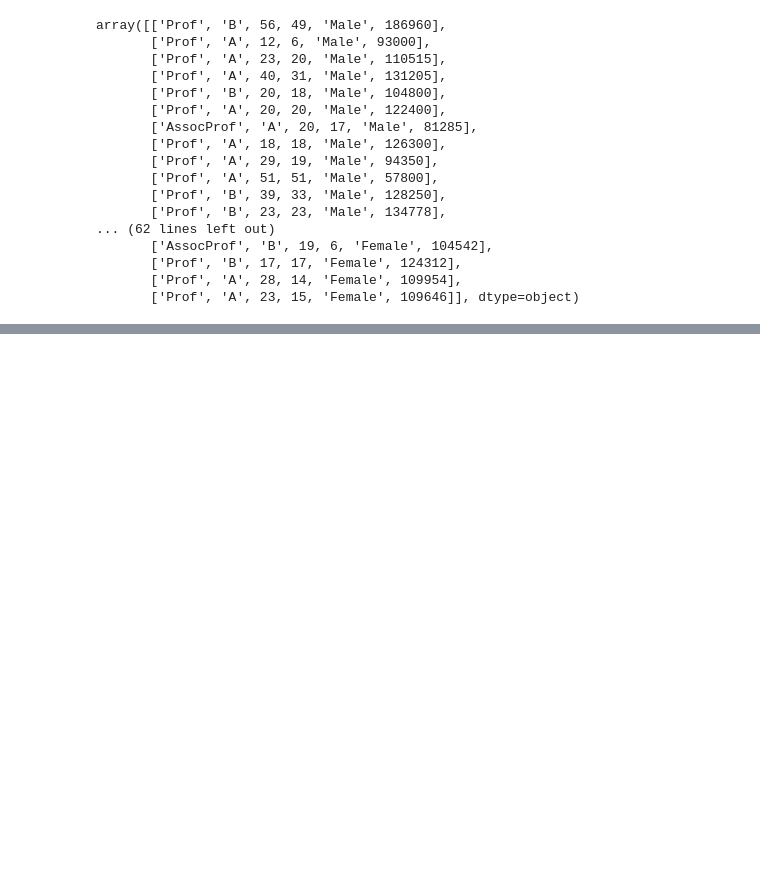
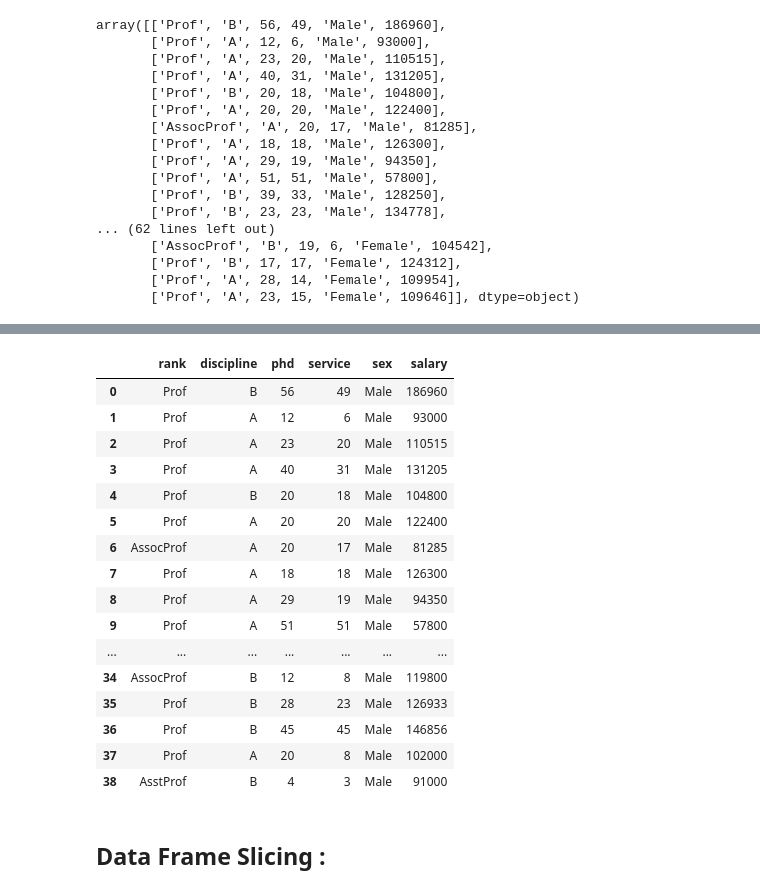
Before and after one commit to rahulsait/ExcelR-codes, a Jupyter notebook: PANDAS.ipynb, the cells around one changed output, grey strips where cells are left out. Cells and saved outputs as stored; diff of their text form; code cells hidden in the pictures; blank space fills up the shorter version.

```diff
--- a/PANDAS.ipynb
+++ b/PANDAS.ipynb
@@ -94,0 +633,22 @@ array([['Prof', 'B', 56, 49, 'Male', 186960],
+# %%
+df[df["sex"] == "Male"]
+# %% [output]
+|  | rank | discipline | phd | service | sex | salary |
+| 0 | Prof | B | 56 | 49 | Male | 186960 |
+| 1 | Prof | A | 12 | 6 | Male | 93000 |
+| 2 | Prof | A | 23 | 20 | Male | 110515 |
+| 3 | Prof | A | 40 | 31 | Male | 131205 |
+| 4 | Prof | B | 20 | 18 | Male | 104800 |
+| 5 | Prof | A | 20 | 20 | Male | 122400 |
+| 6 | AssocProf | A | 20 | 17 | Male | 81285 |
+| 7 | Prof | A | 18 | 18 | Male | 126300 |
+| 8 | Prof | A | 29 | 19 | Male | 94350 |
+| 9 | Prof | A | 51 | 51 | Male | 57800 |
+| ... | ... | ... | ... | ... | ... | ... |
+| 34 | AssocProf | B | 12 | 8 | Male | 119800 |
+| 35 | Prof | B | 28 | 23 | Male | 126933 |
+| 36 | Prof | B | 45 | 45 | Male | 146856 |
+| 37 | Prof | A | 20 | 8 | Male | 102000 |
+| 38 | AsstProf | B | 4 | 3 | Male | 91000 |
+# %% [markdown]
+## Data Frame Slicing :
```
Also changed, not shown: parts of 91 cells of this notebook.
